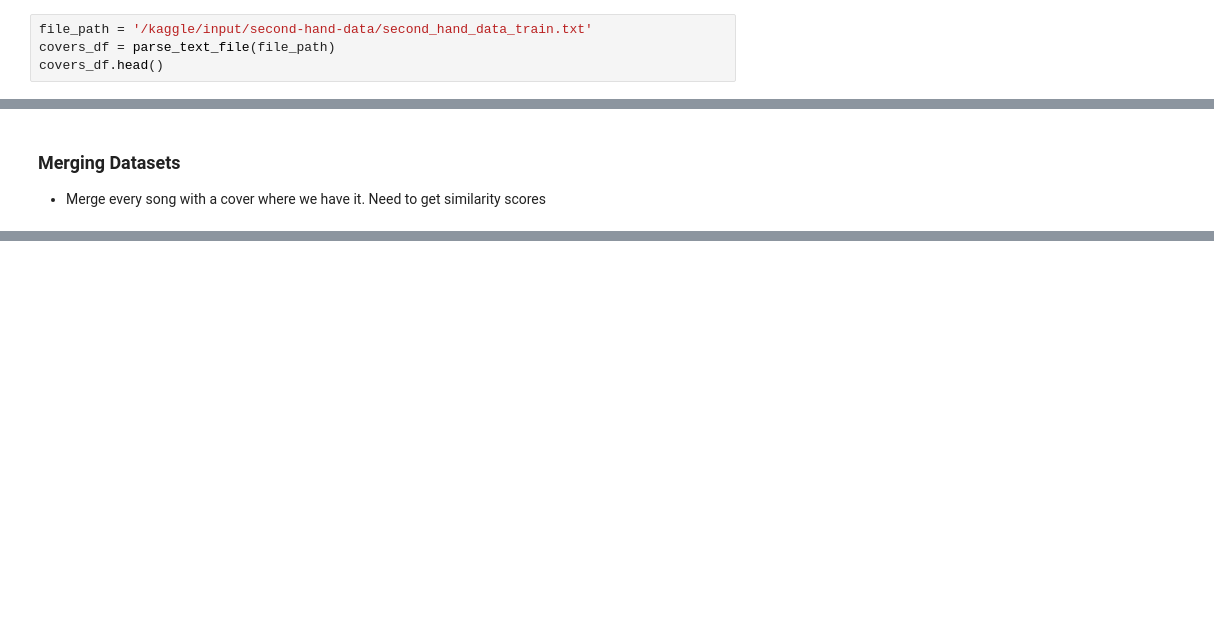
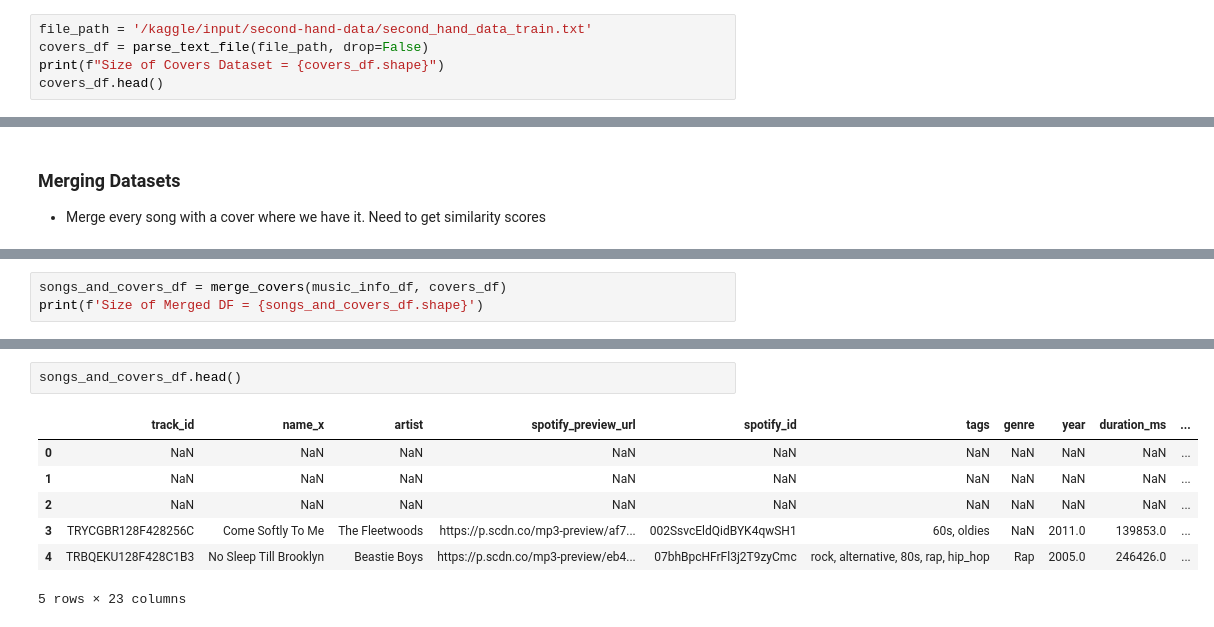
Before and after one commit to reggiebain/song-similarity-erdos, a Jupyter notebook: EDA/exploring-million-song-dataset.ipynb, the cells around one changed output, grey strips where cells are left out. Drawn from its saved outputs; the diff is of its cells as text; blank space fills up the shorter version.

```diff
--- a/EDA/exploring-million-song-dataset.ipynb
+++ b/EDA/exploring-million-song-dataset.ipynb
@@ -240,5 +248,6 @@ def preprocess_columns(df):
 # %%
 file_path = '/kaggle/input/second-hand-data/second_hand_data_train.txt'
-covers_df = parse_text_file(file_path)
+covers_df = parse_text_file(file_path, drop=False)
+print(f"Size of Covers Dataset = {covers_df.shape}")
 covers_df.head()
 # %% [output]
@@ -269,0 +343,3 @@ array(['My Sweet Lord', 'These Things Will Keep Me Loving You',
+# %%
+songs_and_covers_df = merge_covers(music_info_df, covers_df)
+print(f'Size of Merged DF = {songs_and_covers_df.shape}')
@@ -269,0 +364,10 @@ array(['My Sweet Lord', 'These Things Will Keep Me Loving You',
+# %%
+songs_and_covers_df.head()
+# %% [output]
+|  | track_id | name_x | artist | spotify_preview_url | spotify_id | tags | genre | year | duration_ms | ... |
+| 0 | NaN | NaN | NaN | NaN | NaN | NaN | NaN | NaN | NaN | ... |
+| 1 | NaN | NaN | NaN | NaN | NaN | NaN | NaN | NaN | NaN | ... |
+| 2 | NaN | NaN | NaN | NaN | NaN | NaN | NaN | NaN | NaN | ... |
+| 3 | TRYCGBR128F428256C | Come Softly To Me | The Fleetwoods | https://p.scdn.co/mp3-preview/af7... | 002SsvcEldQidBYK4qwSH1 | 60s, oldies | NaN | 2011.0 | 139853.0 | ... |
+| 4 | TRBQEKU128F428C1B3 | No Sleep Till Brooklyn | Beastie Boys | https://p.scdn.co/mp3-preview/eb4... | 07bhBpcHFrFl3j2T9zyCmc | rock, alternative, 80s, rap, hip_hop | Rap | 2005.0 | 246426.0 | ... |
+5 rows × 23 columns
```
Also changed, not shown: parts of 16 cells of this notebook.
